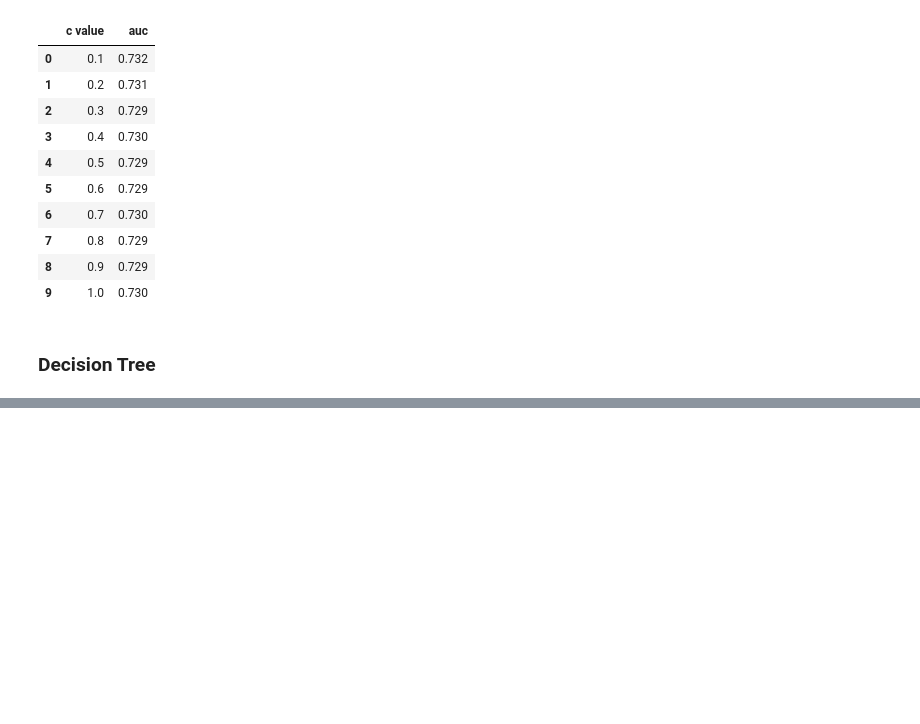
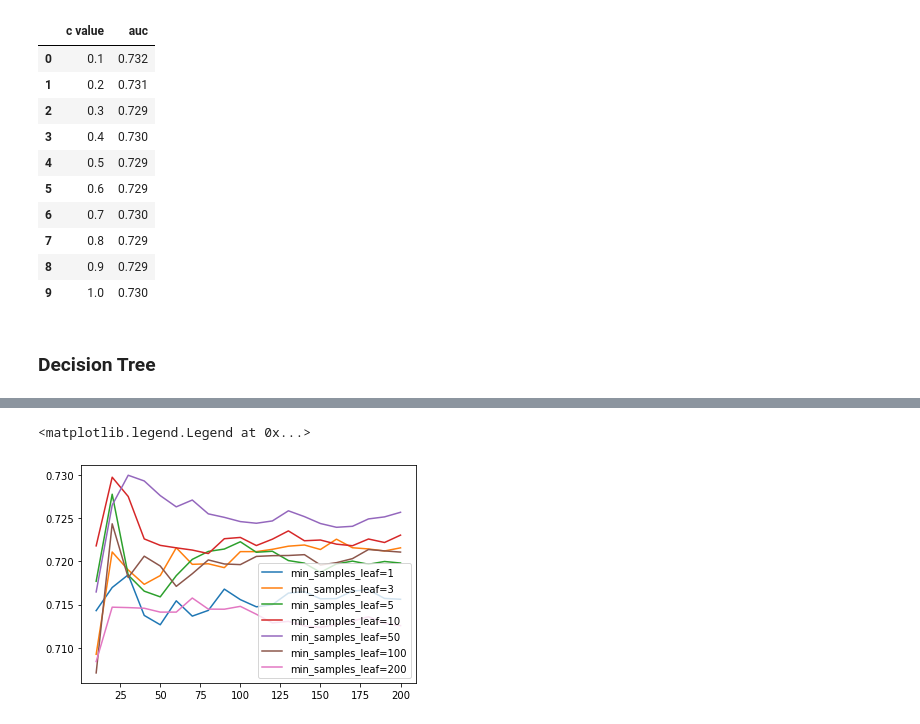
Before and after one commit to DZorikhin/heart-desease-pred, a Jupyter notebook: heart-desease-prediction.ipynb, the cells around one changed output, grey strips where cells are left out. Drawn from its saved outputs; the diff is of its cells as text; code cells hidden in the pictures; blank space fills up the shorter version.

```diff
--- a/heart-desease-prediction.ipynb
+++ b/heart-desease-prediction.ipynb
@@ -580,0 +668,29 @@ best_c = 0.1
+# %%
+max_depth_rf = 5
+# %%
+scores_rf = []
+
+for s in tqdm([1, 3, 5, 10, 50, 100, 200]):
+    rf = RandomForestClassifier(n_estimators=0,
+                                max_depth=max_depth_rf,
+                                min_samples_leaf=s,
+                                random_state=13,
+                                n_jobs=-1,
+                                warm_start=True)
+    for n in tqdm(range(10, 201, 10)):
+        rf.n_estimators = n
+        rf.fit(df_train.values, y_train)
+
+        y_pred_proba = rf.predict_proba(df_val.values)[:, 1]
+        auc = roc_auc_score(y_val, y_pred_proba)
+        scores_rf.append((s, n, auc))
+columns = ['min_samples_leaf', 'n_estimators', 'auc']
+df_scores_rf = pd.DataFrame(scores_rf, columns=columns)
+# %%
+for s in [1, 3, 5, 10, 50, 100, 200]:
+    df_subset = df_scores_rf[df_scores_rf.min_samples_leaf == s]
+    plt.plot(df_subset.n_estimators, df_subset.auc, label=f'min_samples_leaf={s}')
+plt.legend()
+# %% [output]
+<matplotlib.legend.Legend at 0x...>
+[figure, added]
```
Also changed, not shown: parts of 10 cells of this notebook.
